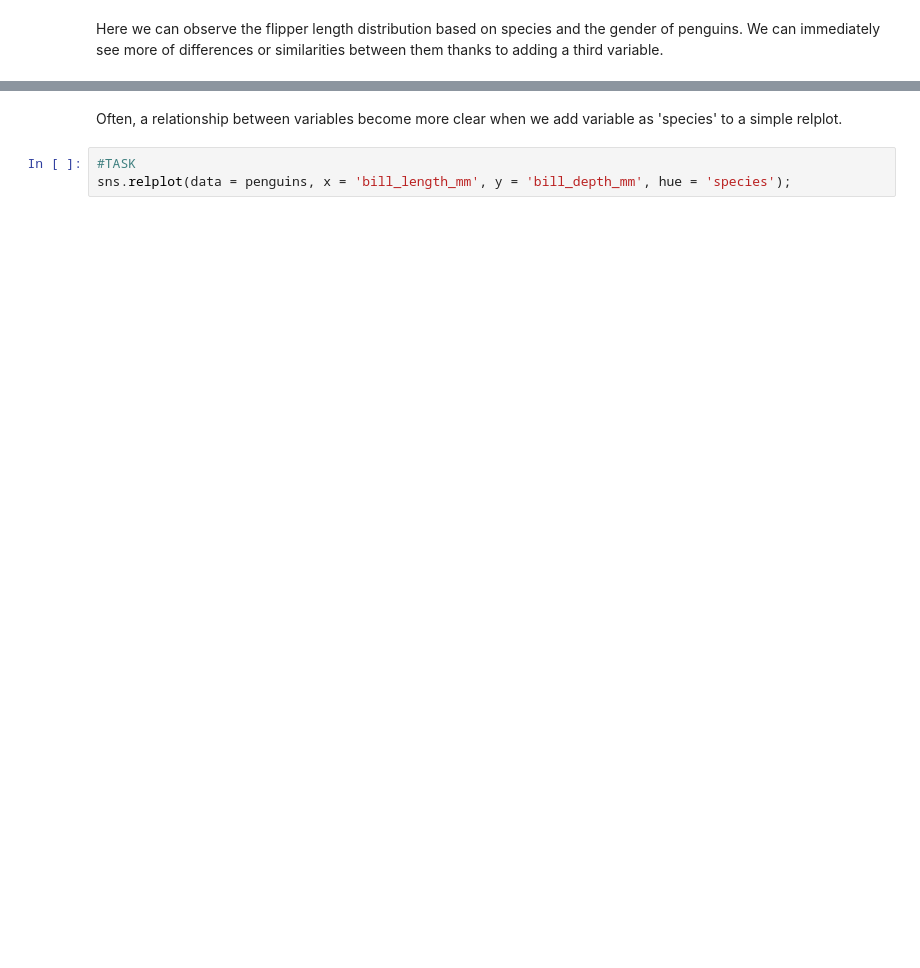
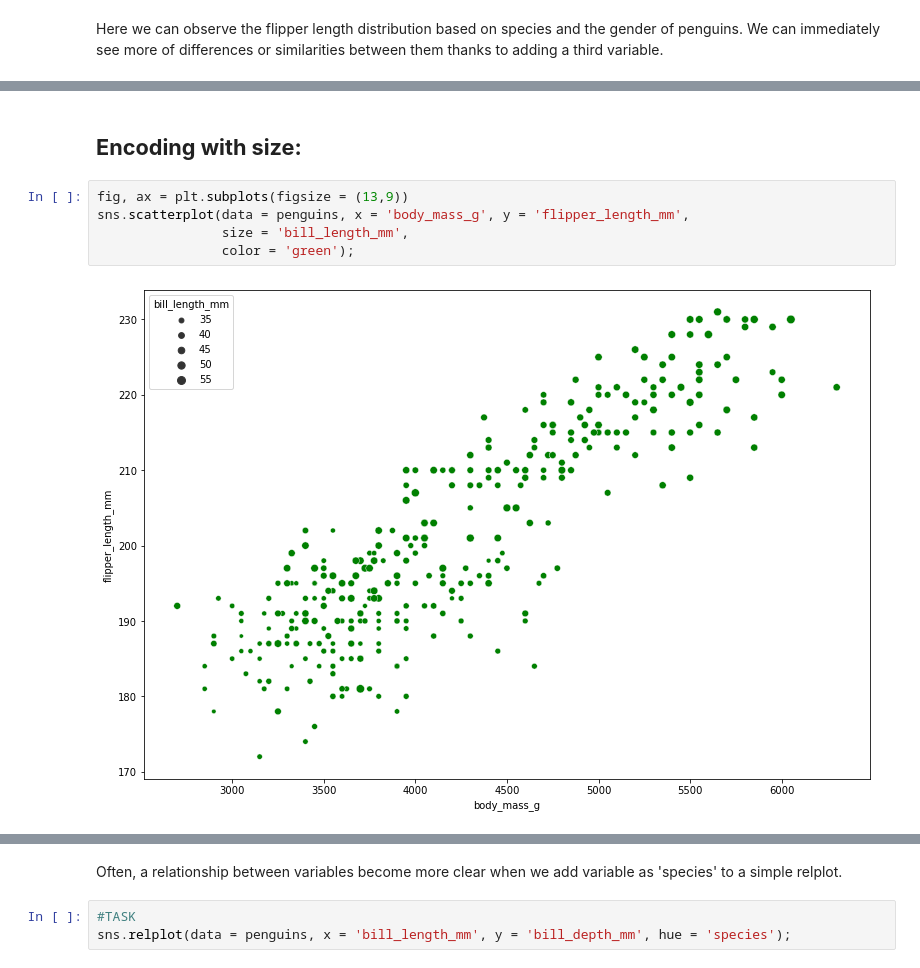
Before and after one commit to zatkopatrik/authentic-data-science, a Jupyter notebook: Jupyter_notebooks/3. Data-Visualization/3_4_15 Multivariate visualizations with Seaborn.ipynb, the cells around one changed output, grey strips where cells are left out. Saved outputs shown, nothing was run; the diff lists cells and outputs as text; blank space fills up the shorter version.

```diff
--- a/Jupyter_notebooks/3. Data-Visualization/3_4_15 Multivariate visualizations with Seaborn.ipynb
+++ b/Jupyter_notebooks/3. Data-Visualization/3_4_15 Multivariate visualizations with Seaborn.ipynb
@@ -60,0 +63,10 @@ sns.relplot(data = penguins, x = 'body_mass_g',
+# %% [markdown]
+**Encoding with size:**
+-
+# %%
+fig, ax = plt.subplots(figsize = (13,9))
+sns.scatterplot(data = penguins, x = 'body_mass_g', y = 'flipper_length_mm',
+                size = 'bill_length_mm',
+                color = 'green');
+# %% [output]
+[figure, added]
```
Also changed, not shown: parts of 19 cells of this notebook.
